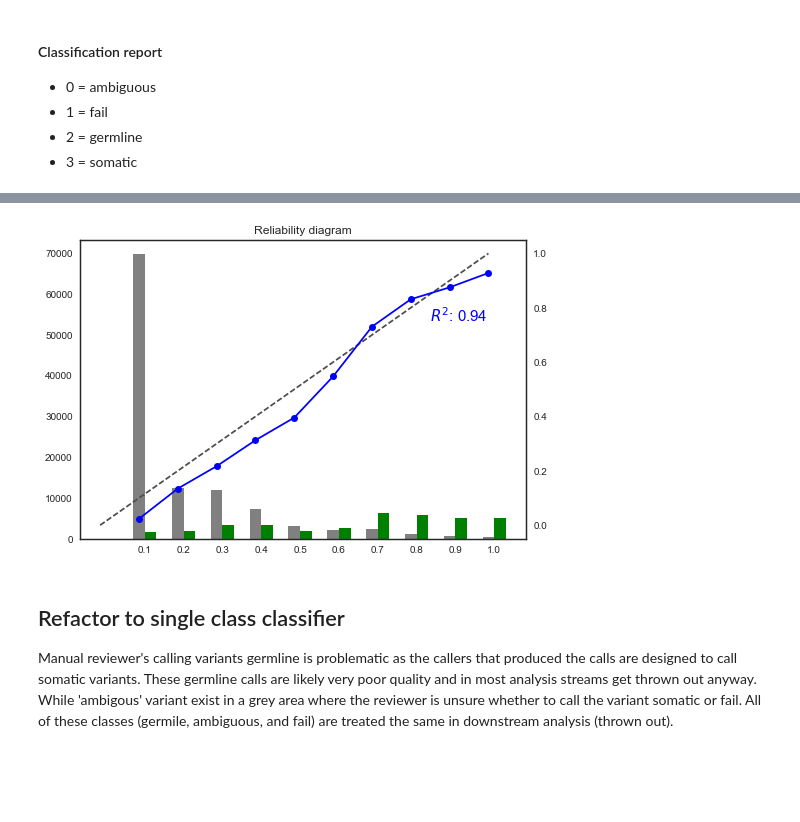
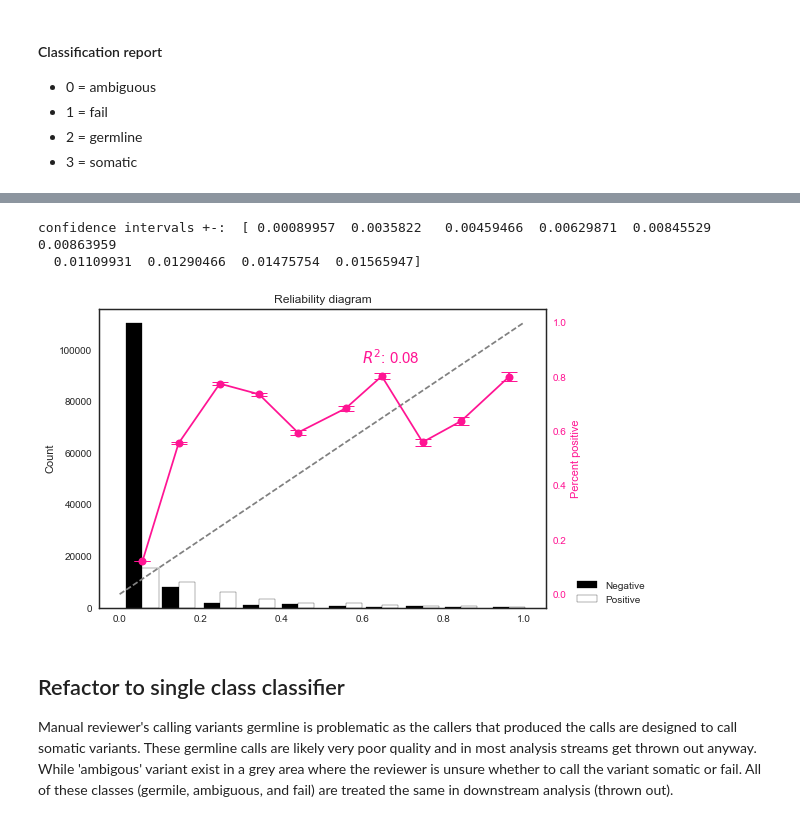
Before and after one commit to griffithlab/DeepSVR, a Jupyter notebook: notebooks/Logistic regression classifier.ipynb, the cells around one changed output, grey strips where cells are left out. Saved outputs shown, nothing was run; the diff lists cells and outputs as text; code cells hidden in the pictures; blank space fills up the shorter version.

```diff
--- a/notebooks/Logistic regression classifier.ipynb
+++ b/notebooks/Logistic regression classifier.ipynb
@@ -152,30 +142,10 @@ pct_positive = positive_counts / (positive_counts + negative_counts)
-# %%
-width = 0.03       # the width of the bars
-
-fig, ax1 = plt.subplots()
-rects1 = ax1.bar(bins[1:], negative_counts, width, color='grey')
-
-rects2 = ax1.bar(bins[1:] + width, positive_counts, width, color='green')
-
-# add some text for labels, title and axes ticks
-
-ax1.set_title('Reliability diagram')
-ax1.set_xticks(bins[1:] + width / 2)
-ax1.set_xticklabels(bins[1:])
-# ax.plot(ax.get_xlim(), ax.get_ylim(), ls="--", c=".3")
-
-# ax1.legend((rects1[0], rects2[0]), ('Neg', 'Pos'), loc=5)
-
-ax2 = ax1.twinx()
-ax2.plot(bins, bins, ls="--", c=".3")
-r2 = str(round(metrics.r2_score(bins[1:], pct_positive),2))
-ax2.plot(bins[1:], pct_positive, "-o", color='blue')
-ax2.text(.85,.75,'$R^2$: {0}'.format(r2), color='blue', fontsize=15)
-
-
-plt.show()
-# %% [output]
-[figure, removed]
+# %%
+create_reliability_diagram(probabilities, Y,
+                           ['Ambiguous','Fail','Germline', 'Somatic'], 'deeppink')
+# %% [output]
+confidence intervals +-:  [ 0.00089957  0.0035822   0.00459466  0.00629871  0.00845529  0.00863959
+  0.01109931  0.01290466  0.01475754  0.01565947]
+[figure, added]
 # %% [markdown]
 ## Refactor to single class classifier
 Manual reviewer's calling variants germline is problematic as the callers that produced the calls are designed to call somatic variants. These germline calls are likely very poor quality and in most analysis streams get thrown out anyway. While 'ambigous' variant exist in a grey area where the reviewer is unsure whether to call the variant somatic or fail. All of these classes (germile, ambiguous, and fail) are treated the same in downstream analysis (thrown out).
```
Also changed, not shown: parts of 25 cells of this notebook, 6 other files.
